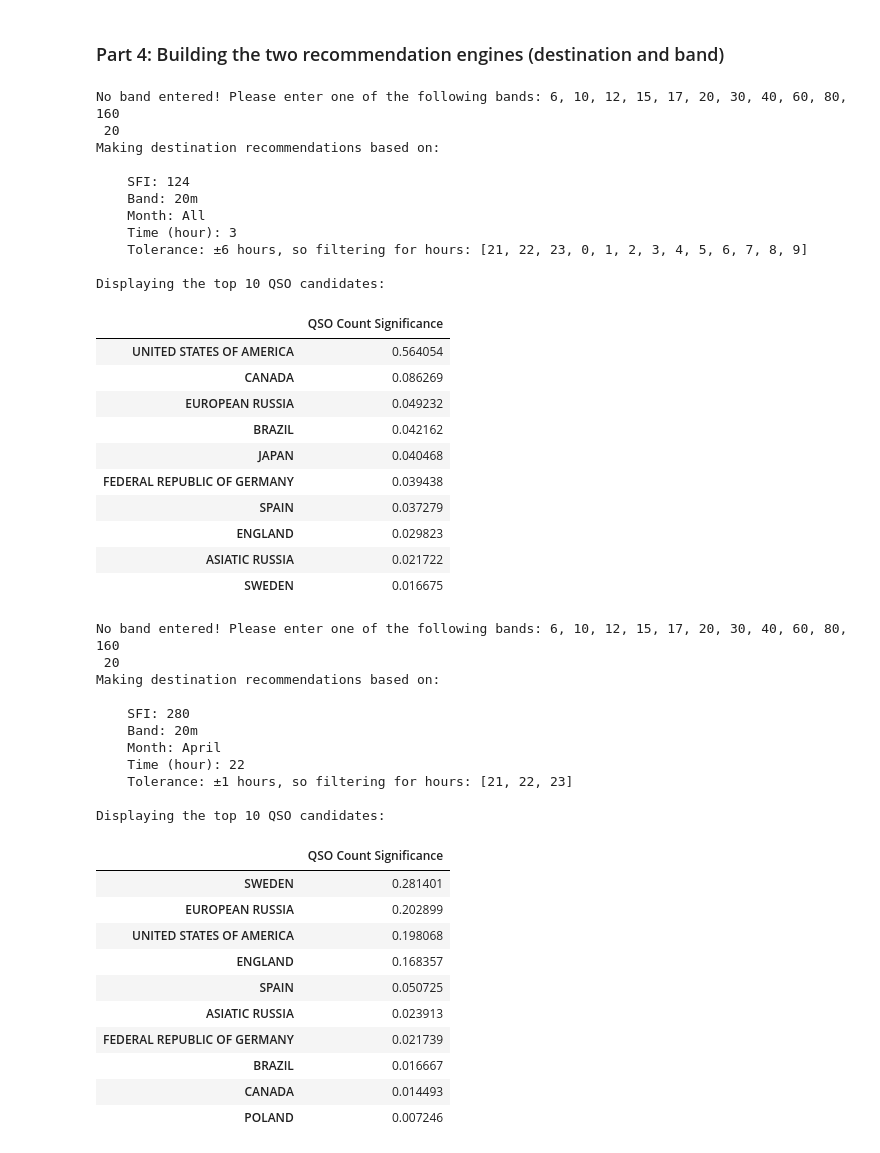
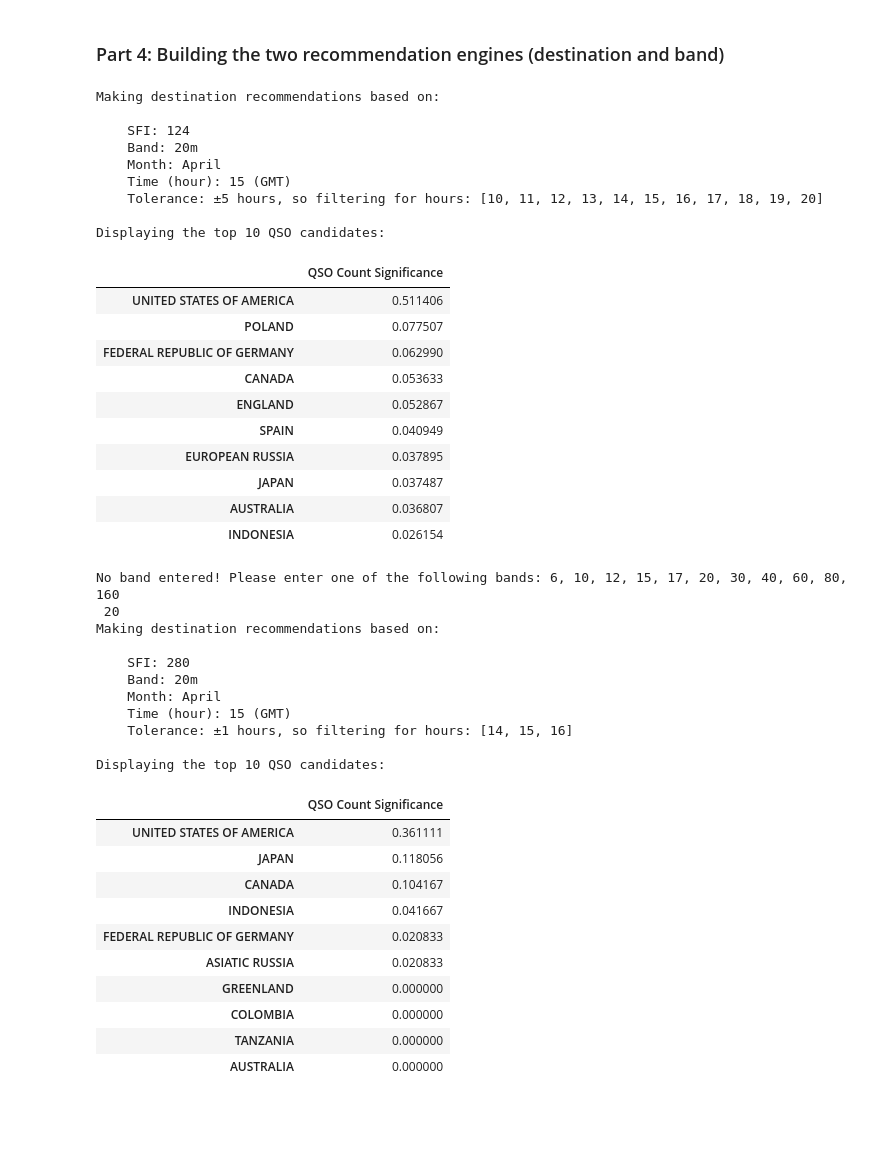
Before and after one commit to yarov3so/Data-analysis-project-QSOs-over-HF-bands-, a Jupyter notebook: QSO_study.ipynb, the cells around one changed output. Saved outputs shown, nothing was run; the diff lists cells and outputs as text; code cells hidden in the pictures; blank space fills up the shorter version.

```diff
--- a/QSO_study.ipynb
+++ b/QSO_study.ipynb
@@ -610,9 +520,9 @@ def best_dest(band=None, month=None, hour=None, tolerance=1, sfi=None, top=10, d
     if band==None:
         band=input("No band entered! Please enter one of the following bands: 6, 10, 12, 15, 17, 20, 30, 40, 60, 80, 160\n")
     if month==None:
-        month=datetime.now().month
+        month=time.gmtime().tm_mon
     if hour==None:
-        hour=datetime.now().hour
+        hour=time.gmtime().tm_hour
     if sfi==None:
         try:
             sfi=get_sfi()
@@ -645,7 +555,7 @@ def best_dest(band=None, month=None, hour=None, tolerance=1, sfi=None, top=10, d
     time_range=time_range_maker(hour,tolerance)
 
     if set(time_range) != all_hours:
-        print('    Time (hour):',hour)
+        print('    Time (hour):',hour,'(GMT)')
         print(f'    Tolerance: ±{tolerance}','hours, so filtering for hours:',time_range)
     else:
         print('    No time filter was applied since the implied time range captures all 24 hours.')
@@ -688,30 +598,28 @@ def best_dest(band=None, month=None, hour=None, tolerance=1, sfi=None, top=10, d
         return pd.DataFrame({'QSO Count Significance' : qso_series.sort_values(ascending=False)}).head(top)
 # %%
 # Example
-best_dest(hour=3, month='All', tolerance=6)
+best_dest(band=20,tolerance=5)
 # %% [output]
-No band entered! Please enter one of the following bands: 6, 10, 12, 15, 17, 20, 30, 40, 60, 80, 160
- 20
 Making destination recommendations based on:
 
     SFI: 124
     Band: 20m
-    Month: All
-    Time (hour): 3
-    Tolerance: ±6 hours, so filtering for hours: [21, 22, 23, 0, 1, 2, 3, 4, 5, 6, 7, 8, 9]
+    Month: April
+    Time (hour): 15 (GMT)
+    Tolerance: ±5 hours, so filtering for hours: [10, 11, 12, 13, 14, 15, 16, 17, 18, 19, 20]
 
 Displaying the top 10 QSO candidates:
 |  | QSO Count Significance |
-| UNITED STATES OF AMERICA | 0.564054 |
-| CANADA | 0.086269 |
-| EUROPEAN RUSSIA | 0.049232 |
-| BRAZIL | 0.042162 |
-| JAPAN | 0.040468 |
-| FEDERAL REPUBLIC OF GERMANY | 0.039438 |
-| SPAIN | 0.037279 |
-| ENGLAND | 0.029823 |
-| ASIATIC RUSSIA | 0.021722 |
-| SWEDEN | 0.016675 |
+| UNITED STATES OF AMERICA | 0.511406 |
+| POLAND | 0.077507 |
+| FEDERAL REPUBLIC OF GERMANY | 0.062990 |
+| CANADA | 0.053633 |
+| ENGLAND | 0.052867 |
+| SPAIN | 0.040949 |
+| EUROPEAN RUSSIA | 0.037895 |
+| JAPAN | 0.037487 |
+| AUSTRALIA | 0.036807 |
+| INDONESIA | 0.026154 |
 # %%
 # Example
 best_dest(sfi=280)
@@ -723,21 +631,21 @@ Making destination recommendations based on:
     SFI: 280
     Band: 20m
     Month: April
-    Time (hour): 22
-    Tolerance: ±1 hours, so filtering for hours: [21, 22, 23]
+    Time (hour): 15 (GMT)
+    Tolerance: ±1 hours, so filtering for hours: [14, 15, 16]
 
 Displaying the top 10 QSO candidates:
 |  | QSO Count Significance |
-| SWEDEN | 0.281401 |
-| EUROPEAN RUSSIA | 0.202899 |
-| UNITED STATES OF AMERICA | 0.198068 |
-| ENGLAND | 0.168357 |
-| SPAIN | 0.050725 |
-| ASIATIC RUSSIA | 0.023913 |
-| FEDERAL REPUBLIC OF GERMANY | 0.021739 |
-| BRAZIL | 0.016667 |
-| CANADA | 0.014493 |
-| POLAND | 0.007246 |
+| UNITED STATES OF AMERICA | 0.361111 |
+| JAPAN | 0.118056 |
+| CANADA | 0.104167 |
+| INDONESIA | 0.041667 |
+| FEDERAL REPUBLIC OF GERMANY | 0.020833 |
+| ASIATIC RUSSIA | 0.020833 |
+| GREENLAND | 0.000000 |
+| COLOMBIA | 0.000000 |
+| TANZANIA | 0.000000 |
+| AUSTRALIA | 0.000000 |
 # %%
 # Recommendation engine for the most promising BANDS
 
```
Also changed, not shown: parts of 10 cells of this notebook, 1 other file.
